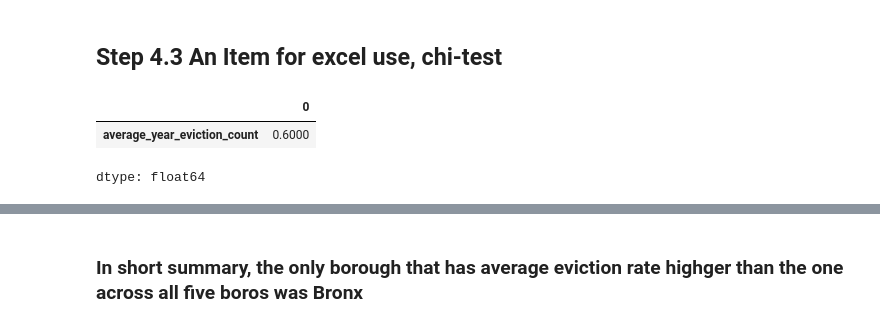
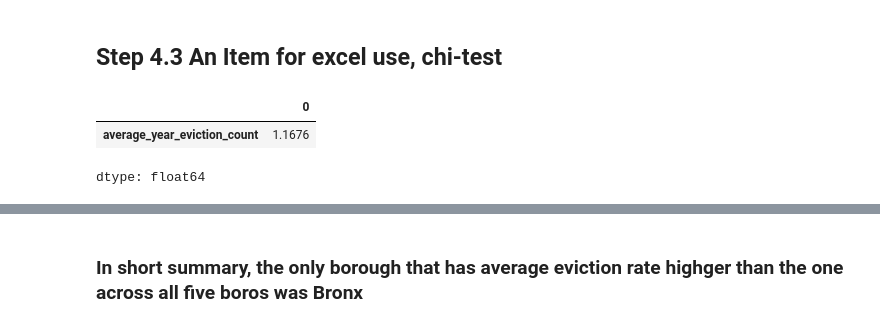
Before and after one commit to simaoalicechen/NYC_Landlord_Behavior_Analysis_Project, a Jupyter notebook: Part_4.1_Prepare_for_Excel_Borough_Level.ipynb, the cells around one changed output, grey strips where cells are left out. Saved outputs shown, nothing was run; the diff lists cells and outputs as text; code cells hidden in the pictures.

```diff
--- a/Part_4.1_Prepare_for_Excel_Borough_Level.ipynb
+++ b/Part_4.1_Prepare_for_Excel_Borough_Level.ipynb
@@ -585,11 +585,11 @@ boro_evictions_df
 # %% [markdown]
 ## **Step 4.3 An Item for excel use, chi-test**
 # %%
-average_evictions = evictions_pre_post[['average_year_eviction_count']].median()
+average_evictions = evictions_pre_post[['average_year_eviction_count']].mean()
 average_evictions
 # %% [output]
 |  | 0 |
-| average_year_eviction_count | 0.6000 |
+| average_year_eviction_count | 1.1676 |
 dtype: float64
 # %%
 average_evictions_man, average_evictions_bk, average_evictions_br, average_evictions_si, average_evictions_q, \
```
Also changed, not shown: parts of 14 cells of this notebook.
